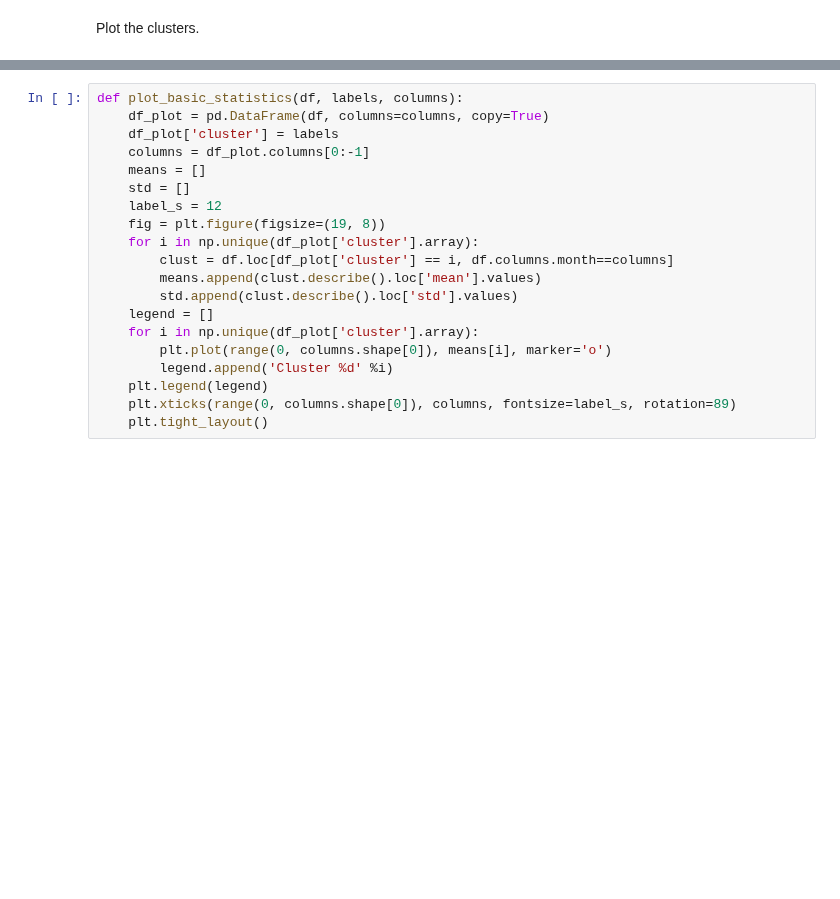
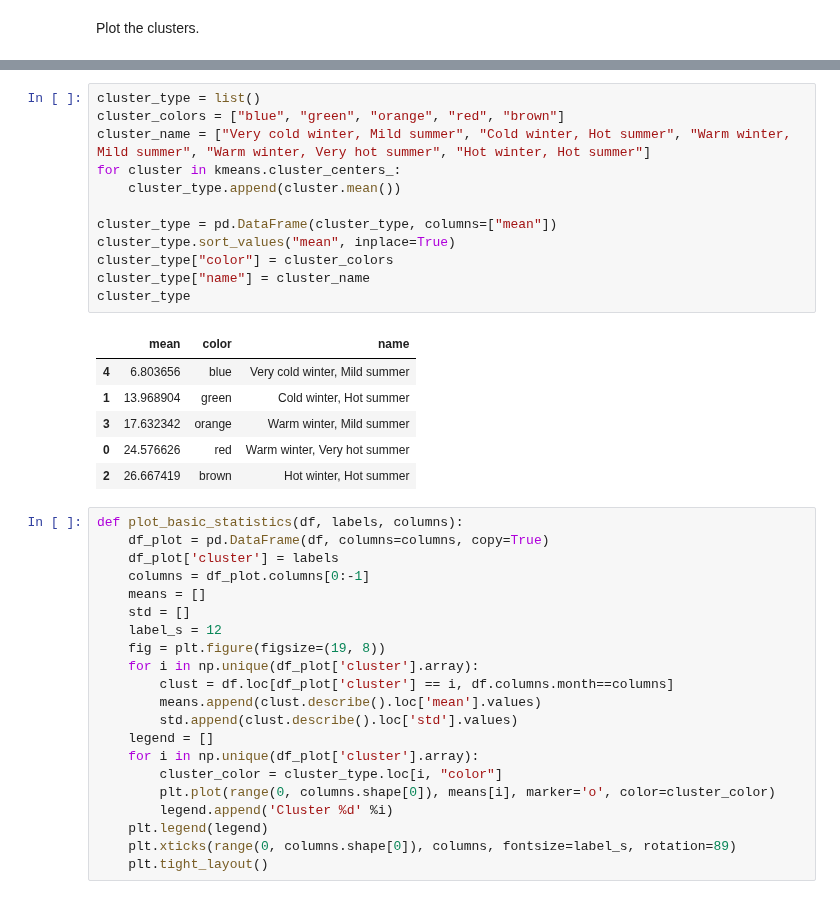
Before and after one commit to nikodallanoce/DataMiningProject, a Jupyter notebook: DM_14_TASK4/DM_14_time_series_analysis.ipynb, the cells around one changed output, grey strips where cells are left out. Cells and saved outputs as stored; diff of their text form; blank space fills up the shorter version.

```diff
--- a/DM_14_TASK4/DM_14_time_series_analysis.ipynb
+++ b/DM_14_TASK4/DM_14_time_series_analysis.ipynb
@@ -220,3 +223,22 @@ sn.scatterplot(x="PC_1",y="PC_2", hue="cluster", data=data_to_visualize);
+# %%
+cluster_type = list()
+cluster_colors = ["blue", "green", "orange", "red", "brown"]
+cluster_name = ["Very cold winter, Mild summer", "Cold winter, Hot summer", "Warm winter, Mild summer", "Warm winter, Very hot summer", "Hot winter, Hot summer"]
+for cluster in kmeans.cluster_centers_:
+    cluster_type.append(cluster.mean())
+
+cluster_type = pd.DataFrame(cluster_type, columns=["mean"])
+cluster_type.sort_values("mean", inplace=True)
+cluster_type["color"] = cluster_colors
+cluster_type["name"] = cluster_name
+cluster_type
+# %% [output]
+|  | mean | color | name |
+| 4 | 6.803656 | blue | Very cold winter, Mild summer |
+| 1 | 13.968904 | green | Cold winter, Hot summer |
+| 3 | 17.632342 | orange | Warm winter, Mild summer |
+| 0 | 24.576626 | red | Warm winter, Very hot summer |
+| 2 | 26.667419 | brown | Hot winter, Hot summer |
 # %%
 def plot_basic_statistics(df, labels, columns):
     df_plot = pd.DataFrame(df, columns=columns, copy=True)
@@ -232,7 +254,8 @@ def plot_basic_statistics(df, labels, columns):
         std.append(clust.describe().loc['std'].values)
     legend = []
     for i in np.unique(df_plot['cluster'].array):
-        plt.plot(range(0, columns.shape[0]), means[i], marker='o')
+        cluster_color = cluster_type.loc[i, "color"]
+        plt.plot(range(0, columns.shape[0]), means[i], marker='o', color=cluster_color)
         legend.append('Cluster %d' %i)
     plt.legend(legend)
     plt.xticks(range(0, columns.shape[0]), columns, fontsize=label_s, rotation=89)
```
Also changed, not shown: parts of 14 cells of this notebook.
